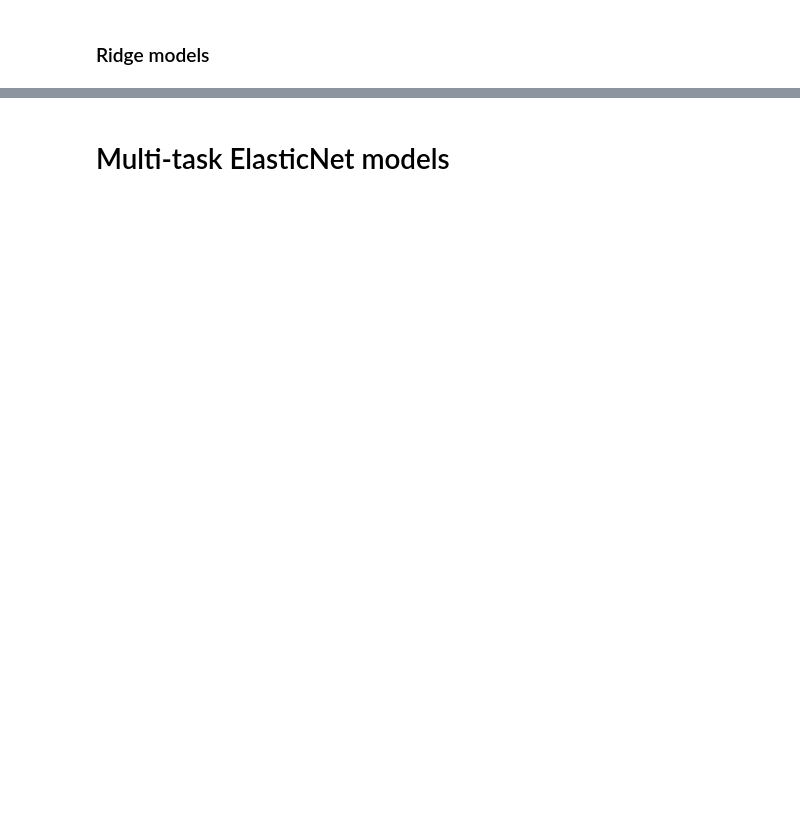
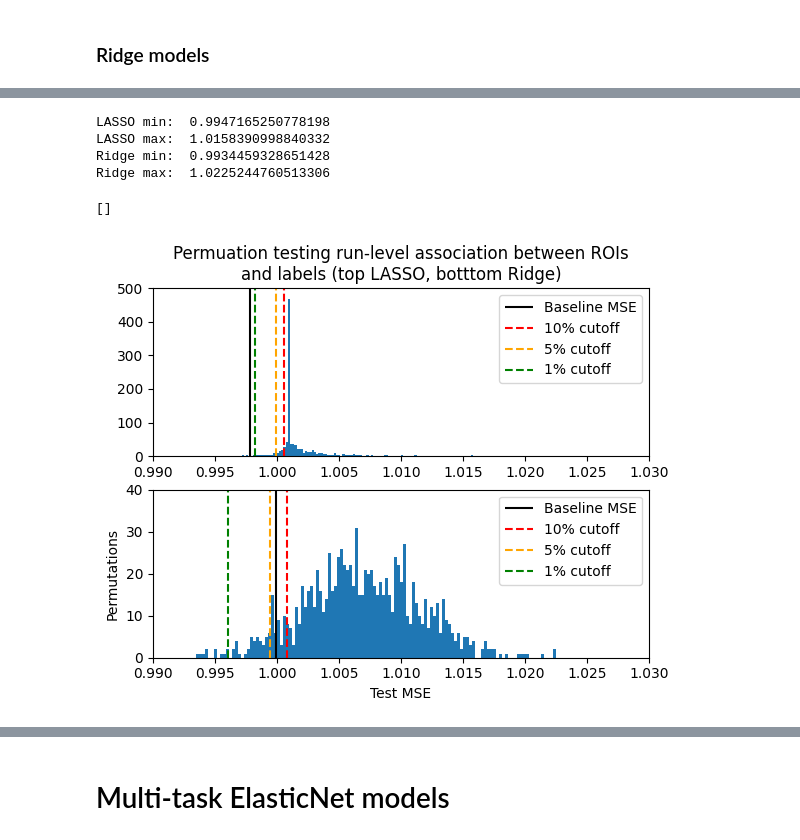
Before and after one commit to Embra-Schuilenburg/machine-learning-mechanism-of-multisensory-learning, a Jupyter notebook: nb2_model_creation.ipynb, the cells around one changed output, grey strips where cells are left out. Cells and saved outputs as stored; diff of their text form; code cells hidden in the pictures; blank space fills up the shorter version.

Commit message:
Performed some statistics with linear models

```diff
--- a/nb2_model_creation.ipynb
+++ b/nb2_model_creation.ipynb
@@ -1187,0 +1377,19 @@ Test R^2: -0.015974044799804688
+# %%
+# Perform test
+
+if not os.path.exists('perm-tests-results-lasso.npz'):
+    permutation_test_results_lasso = run_permutation_test_lasso(
+        train, val, test)
+    np.savez('perm-tests-results-lasso', permutation_test_results_lasso)
+else:
+    loaded = np.load('perm-tests-results-lasso.npz', allow_pickle=True)
+    permutation_test_results_lasso = loaded['arr_0'].item()
+
+if not os.path.exists('stats_tests/perm-tests-results-ridge.npz'):
+    permutation_test_results_ridge = run_permutation_test_ridge(
+        train, val, test)
+    np.savez('perm-tests-results-ridge', permutation_test_results_ridge)
+else:
+    loaded = np.load(
+        'stats_tests/perm-tests-results-ridge.npz', allow_pickle=True)
+    permutation_test_results_ridge = loaded['arr_0'].item()
@@ -1187,0 +1408,57 @@ Test R^2: -0.015974044799804688
+# %%
+print('LASSO min: ', np.min(permutation_test_results_lasso['permuted_mses']),
+      '\nLASSO max: ', np.max(permutation_test_results_lasso['permuted_mses']),
+      '\nRidge min: ', np.min(permutation_test_results_ridge['permuted_mses']),
+      '\nRidge max: ', np.max(permutation_test_results_ridge['permuted_mses']))
+# %% [output]
+LASSO min:  0.9947165250778198
+LASSO max:  1.0158390998840332
+Ridge min:  0.9934459328651428
+Ridge max:  1.0225244760513306
+# %%
+# Plot mses
+
+q10 = np.quantile(permutation_test_results_lasso['permuted_mses'], 0.10)
+q05 = np.quantile(permutation_test_results_lasso['permuted_mses'], 0.05)
+q01 = np.quantile(permutation_test_results_lasso['permuted_mses'], 0.01)
+
+plt.subplot(2, 1, 1)
+plt.hist(permutation_test_results_lasso['permuted_mses'], 120)
+plt.vlines([permutation_test_results_lasso['baseline_mse']], ymin=0,
+           ymax=500, colors='black', label='Baseline MSE')
+plt.vlines(q10, ymin=0,
+           ymax=500, colors='red', label='10% cutoff', linestyles='--')
+plt.vlines(q05, ymin=0,
+           ymax=500, colors='orange', label='5% cutoff', linestyles='--')
+plt.vlines(q01, ymin=0,
+           ymax=500, colors='green', label='1% cutoff', linestyles='--')
+plt.xlim([.99, 1.03])
+plt.ylim([0, 500])
+plt.title(
+    'Permuation testing run-level association between ROIs\nand labels (top LASSO, botttom Ridge)')
+plt.legend()
+plt.plot()
+
+q10 = np.quantile(permutation_test_results_ridge['permuted_mses'], 0.10)
+q05 = np.quantile(permutation_test_results_ridge['permuted_mses'], 0.05)
+q01 = np.quantile(permutation_test_results_ridge['permuted_mses'], 0.01)
+
+plt.subplot(2, 1, 2)
+plt.hist(permutation_test_results_ridge['permuted_mses'], 120)
+plt.vlines([permutation_test_results_ridge['baseline_mse']], ymin=0,
+           ymax=40, colors='black', label='Baseline MSE')
+plt.vlines(q10, ymin=0,
+           ymax=40, colors='red', label='10% cutoff', linestyles='--')
+plt.vlines(q05, ymin=0,
+           ymax=40, colors='orange', label='5% cutoff', linestyles='--')
+plt.vlines(q01, ymin=0,
+           ymax=40, colors='green', label='1% cutoff', linestyles='--')
+plt.xlim([.99, 1.03])
+plt.ylim([0, 40])
+plt.ylabel('Permutations')
+plt.xlabel('Test MSE')
+plt.legend()
+plt.plot()
+# %% [output]
+[]
+[figure, added]
```
Also changed, not shown: parts of 20 cells of this notebook, 3 other files.
